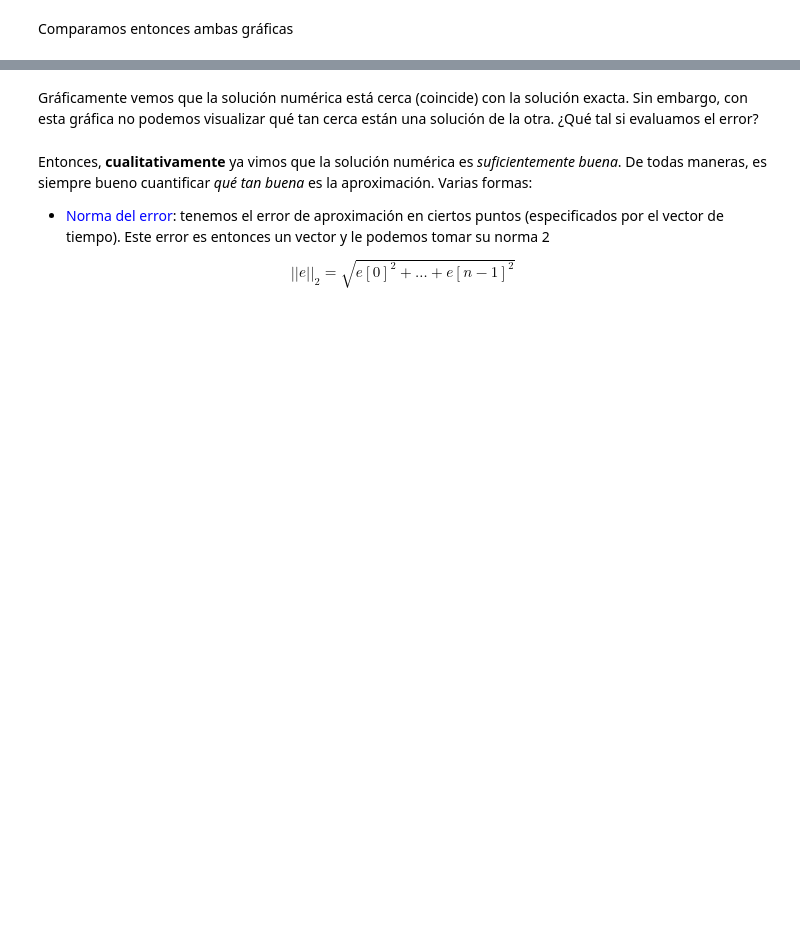
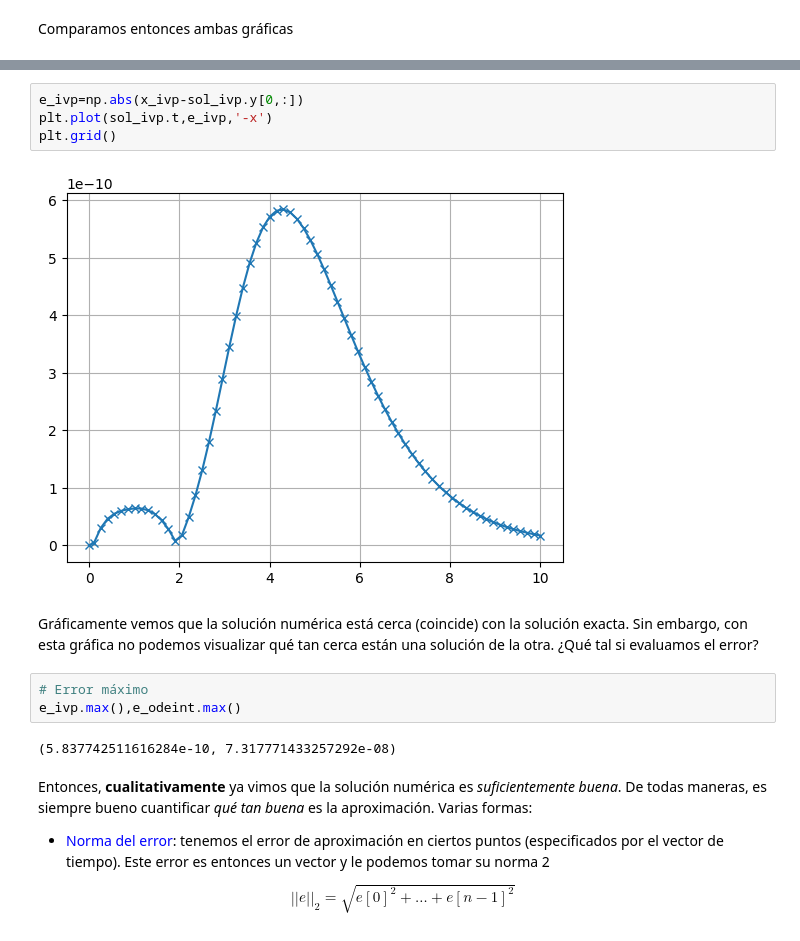
Before and after one commit to ArellanoMCarlos/SimMat_O2023, a Jupyter notebook: Ecuaciones diferenciales/Solución numérica de ecuaciones diferenciales.ipynb, the cells around one changed output, grey strips where cells are left out. Drawn from its saved outputs; the diff is of its cells as text; blank space fills up the shorter version.

```diff
--- a/Ecuaciones diferenciales/Solución numérica de ecuaciones diferenciales.ipynb
+++ b/Ecuaciones diferenciales/Solución numérica de ecuaciones diferenciales.ipynb
@@ -218,5 +273,16 @@ Comparamos entonces ambas gráficas
+# %%
+e_ivp=np.abs(x_ivp-sol_ivp.y[0,:])
+plt.plot(sol_ivp.t,e_ivp,'-x')
+plt.grid()
+# %% [output]
+[figure, added]
 # %% [markdown]
 Gráficamente vemos que la solución numérica está cerca (coincide) con la solución exacta. Sin embargo, con esta gráfica no podemos visualizar qué tan cerca están una solución de la otra. ¿Qué tal si evaluamos el error?
+# %%
+# Error máximo
+e_ivp.max(),e_odeint.max()
+# %% [output]
+(5.837742511616284e-10, 7.317771433257292e-08)
 # %% [markdown]
 Entonces, **cualitativamente** ya vimos que la solución numérica es *suficientemente buena*. De todas maneras, es siempre bueno cuantificar *qué tan buena* es la aproximación. Varias formas:
 - <font color=blue>Norma del error</font>: tenemos el error de aproximación en ciertos puntos (especificados por el vector de tiempo). Este error es entonces un vector y le podemos tomar su norma 2
```
Also changed, not shown: parts of 16 cells of this notebook, 1 other file.
